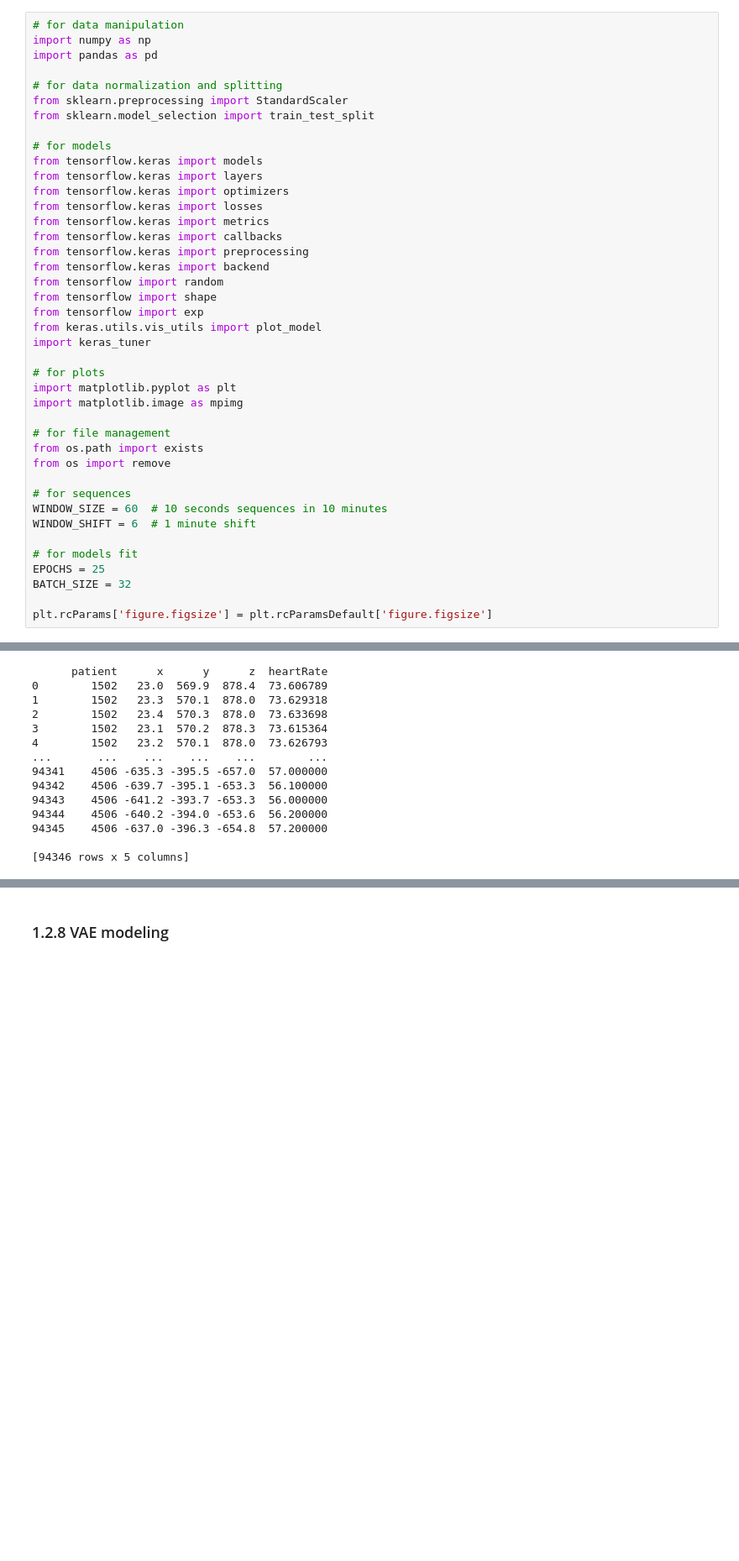
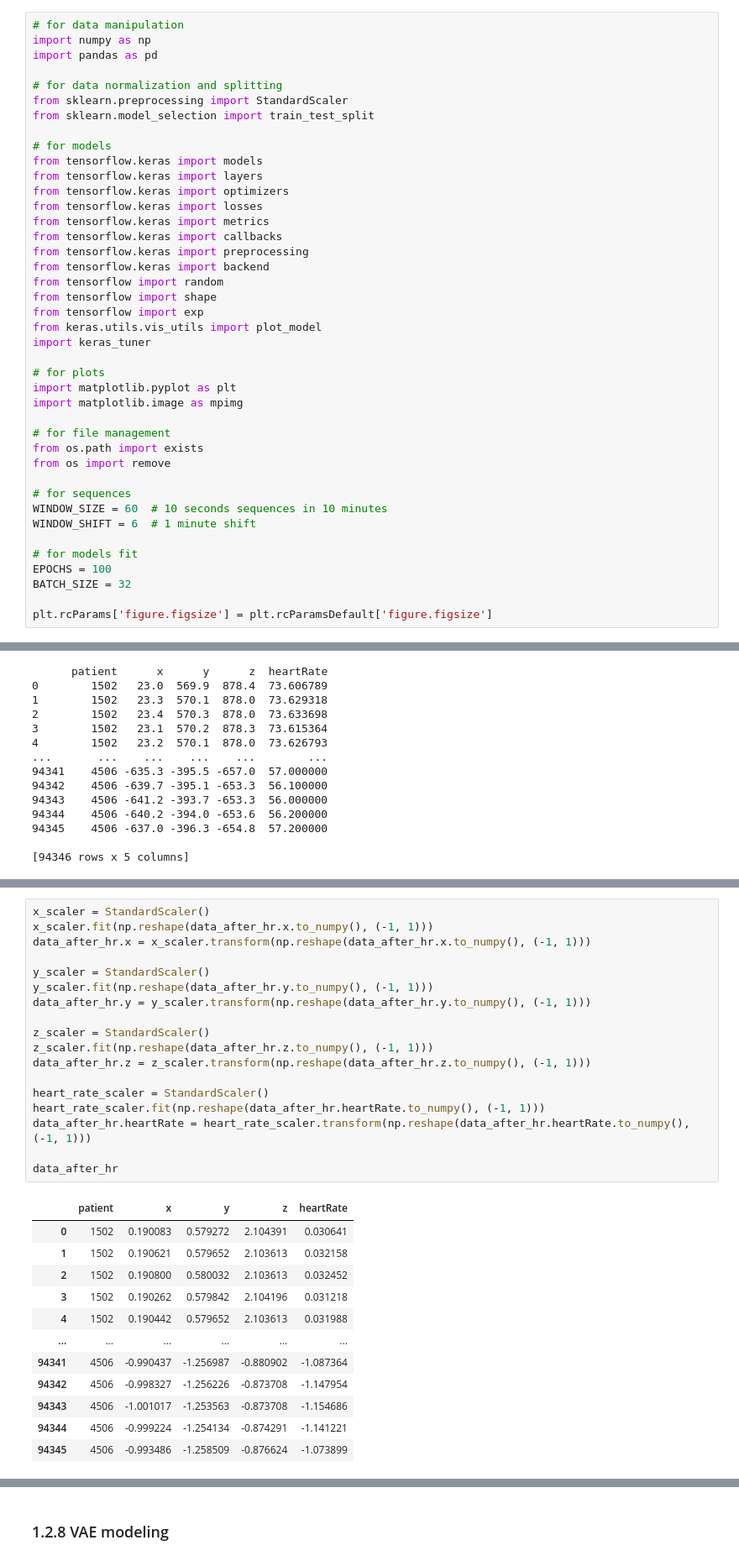
Before and after one commit to alfredoaloi/deep-learning-project, a Jupyter notebook: task_2.ipynb, the cells around one changed output, grey strips where cells are left out. Shown at 84% size. Saved outputs shown, nothing was run; the diff lists cells and outputs as text; blank space fills up the shorter version.

Commit message:
VERSION 2.2.2
Changelog:
- model changed
- normalization moved before the feature selection
- 100 epochs

```diff
--- a/task_2.ipynb
+++ b/task_2.ipynb
@@ -37,7 +37,7 @@ WINDOW_SIZE = 60  # 10 seconds sequences in 10 minutes
 WINDOW_SHIFT = 6  # 1 minute shift
 
 # for models fit
-EPOCHS = 25
+EPOCHS = 100
 BATCH_SIZE = 32
 
 plt.rcParams['figure.figsize'] = plt.rcParamsDefault['figure.figsize']
@@ -294,0 +315,31 @@ print(data_after_hr)
+# %%
+x_scaler = StandardScaler()
+x_scaler.fit(np.reshape(data_after_hr.x.to_numpy(), (-1, 1)))
+data_after_hr.x = x_scaler.transform(np.reshape(data_after_hr.x.to_numpy(), (-1, 1)))
+
+y_scaler = StandardScaler()
+y_scaler.fit(np.reshape(data_after_hr.y.to_numpy(), (-1, 1)))
+data_after_hr.y = y_scaler.transform(np.reshape(data_after_hr.y.to_numpy(), (-1, 1)))
+
+z_scaler = StandardScaler()
+z_scaler.fit(np.reshape(data_after_hr.z.to_numpy(), (-1, 1)))
+data_after_hr.z = z_scaler.transform(np.reshape(data_after_hr.z.to_numpy(), (-1, 1)))
+
+heart_rate_scaler = StandardScaler()
+heart_rate_scaler.fit(np.reshape(data_after_hr.heartRate.to_numpy(), (-1, 1)))
+data_after_hr.heartRate = heart_rate_scaler.transform(np.reshape(data_after_hr.heartRate.to_numpy(), (-1, 1)))
+
+data_after_hr
+# %% [output]
+|  | patient | x | y | z | heartRate |
+| 0 | 1502 | 0.190083 | 0.579272 | 2.104391 | 0.030641 |
+| 1 | 1502 | 0.190621 | 0.579652 | 2.103613 | 0.032158 |
+| 2 | 1502 | 0.190800 | 0.580032 | 2.103613 | 0.032452 |
+| 3 | 1502 | 0.190262 | 0.579842 | 2.104196 | 0.031218 |
+| 4 | 1502 | 0.190442 | 0.579652 | 2.103613 | 0.031988 |
+| ... | ... | ... | ... | ... | ... |
+| 94341 | 4506 | -0.990437 | -1.256987 | -0.880902 | -1.087364 |
+| 94342 | 4506 | -0.998327 | -1.256226 | -0.873708 | -1.147954 |
+| 94343 | 4506 | -1.001017 | -1.253563 | -0.873708 | -1.154686 |
+| 94344 | 4506 | -0.999224 | -1.254134 | -0.874291 | -1.141221 |
+| 94345 | 4506 | -0.993486 | -1.258509 | -0.876624 | -1.073899 |
```
Also changed, not shown: parts of 14 cells of this notebook, 5 other files.
